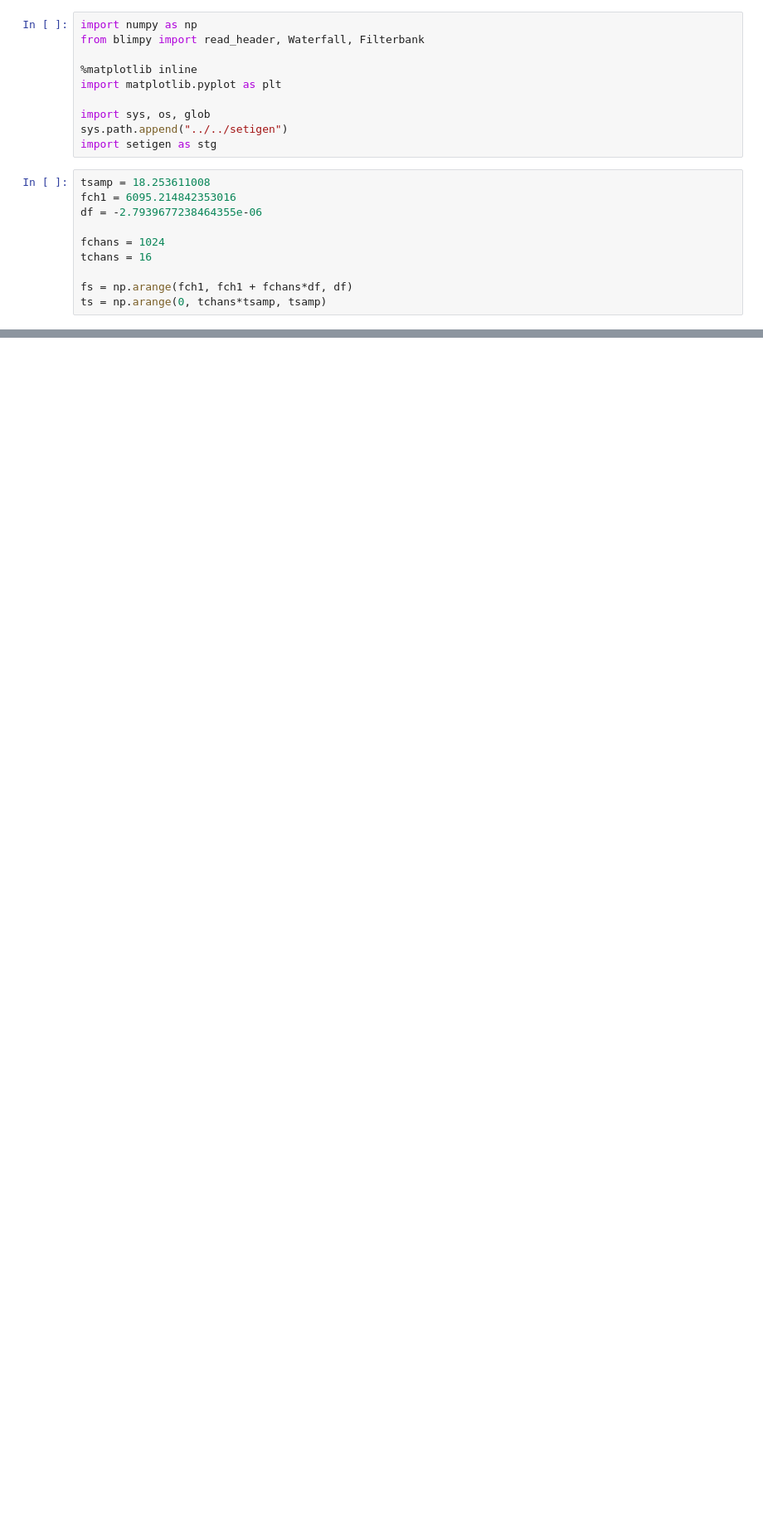
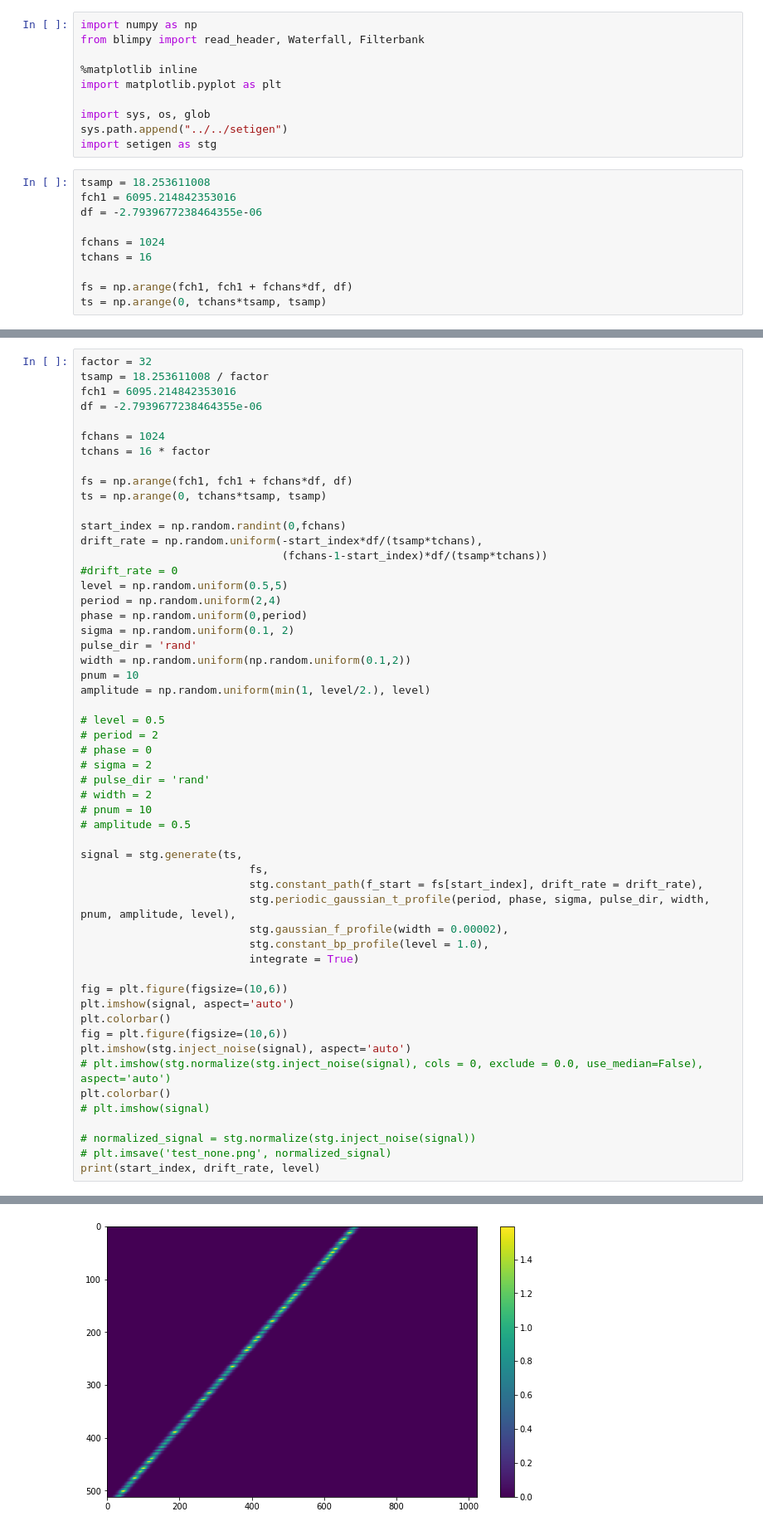
Before and after one commit to bbrzycki/setiml, a Jupyter notebook: jupyter-notebooks/Generate_fake_signals.ipynb, the cells around one changed output, grey strips where cells are left out. Shown at 83% size. Cells and saved outputs as stored; diff of their text form; blank space fills up the shorter version.

Commit message:
Create fake signals for pulsed data and test classifier

```diff
--- a/jupyter-notebooks/Generate_fake_signals.ipynb
+++ b/jupyter-notebooks/Generate_fake_signals.ipynb
@@ -64,0 +65,55 @@ print(start_index, drift_rate, level)
+# %%
+factor = 32
+tsamp = 18.253611008 / factor
+fch1 = 6095.214842353016
+df = -2.7939677238464355e-06
+
+fchans = 1024
+tchans = 16 * factor
+
+fs = np.arange(fch1, fch1 + fchans*df, df)
+ts = np.arange(0, tchans*tsamp, tsamp)
+
+start_index = np.random.randint(0,fchans)
+drift_rate = np.random.uniform(-start_index*df/(tsamp*tchans),
+                               (fchans-1-start_index)*df/(tsamp*tchans))
+#drift_rate = 0
+level = np.random.uniform(0.5,5)
+period = np.random.uniform(2,4)
+phase = np.random.uniform(0,period)
+sigma = np.random.uniform(0.1, 2)
+pulse_dir = 'rand'
+width = np.random.uniform(np.random.uniform(0.1,2))
+pnum = 10
+amplitude = np.random.uniform(min(1, level/2.), level)
+
+# level = 0.5
+# period = 2
+# phase = 0
+# sigma = 2
+# pulse_dir = 'rand'
+# width = 2
+# pnum = 10
+# amplitude = 0.5
+
+signal = stg.generate(ts,
+                          fs,
+                          stg.constant_path(f_start = fs[start_index], drift_rate = drift_rate),
+                          stg.periodic_gaussian_t_profile(period, phase, sigma, pulse_dir, width, pnum, amplitude, level),
+                          stg.gaussian_f_profile(width = 0.00002),
+                          stg.constant_bp_profile(level = 1.0),
+                          integrate = True)
+
+fig = plt.figure(figsize=(10,6))
+plt.imshow(signal, aspect='auto')
+plt.colorbar()
+fig = plt.figure(figsize=(10,6))
+plt.imshow(stg.inject_noise(signal), aspect='auto')
+# plt.imshow(stg.normalize(stg.inject_noise(signal), cols = 0, exclude = 0.0, use_median=False), aspect='auto')
+plt.colorbar()
+# plt.imshow(signal)
+
+# normalized_signal = stg.normalize(stg.inject_noise(signal))
+# plt.imsave('test_none.png', normalized_signal)
+print(start_index, drift_rate, level)
+# %% [output]
@@ -64,0 +121 @@ print(start_index, drift_rate, level)
+[figure, added]
```
Also changed, not shown: parts of 5 cells of this notebook, 3 other files.
